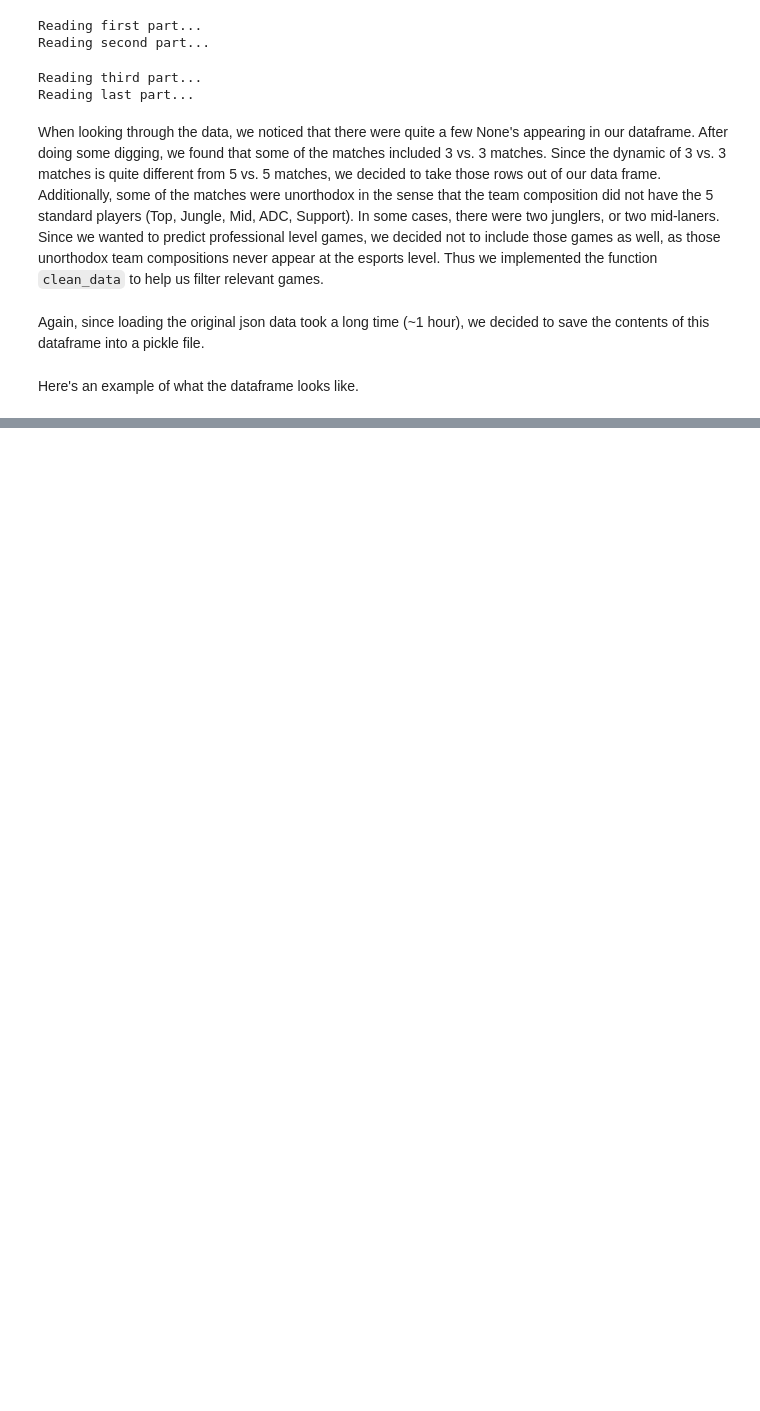
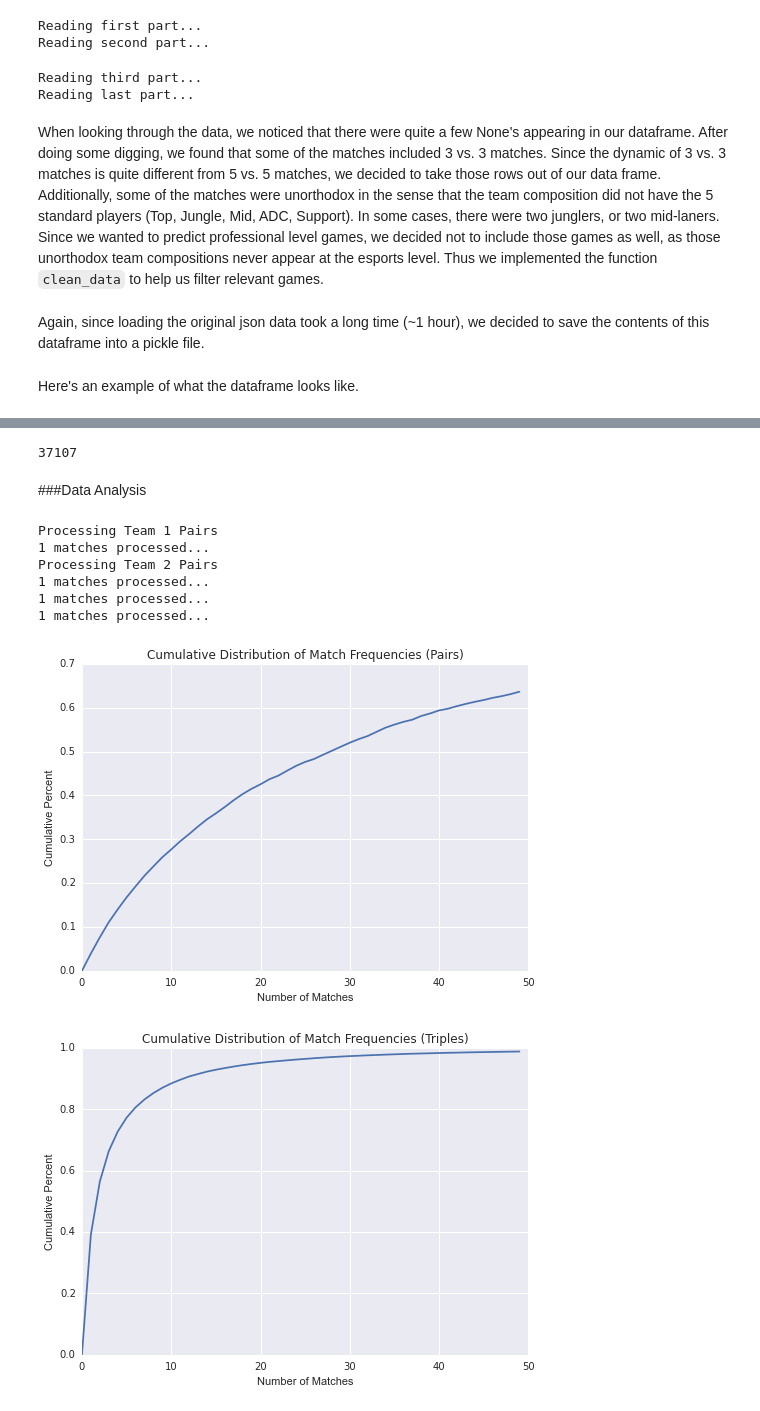
Before and after one commit to georgewu2/cs109-project, a Jupyter notebook: DataOfLegends.ipynb, the cells around one changed output, grey strips where cells are left out. Cells and saved outputs as stored; diff of their text form; code cells hidden in the pictures; blank space fills up the shorter version.

```diff
--- a/DataOfLegends.ipynb
+++ b/DataOfLegends.ipynb
@@ -495,10 +336,0 @@ test = matchSummary[index2:len(matchSummary)].reset_index(drop=True)
-# %%
-emp2 = [0]*40
-size2 = len(lookup_table2)
-
-for i in range(1, len(emp2)):
-    emp2[i] = emp2[i-1] + 1.0*len(lookup_table2[lookup_table2['Matches'] == i])/size2
-
-plt.plot(emp2)
-plt.title('Two Pairs')
-plt.show()
@@ -539,11 +336,0 @@ f.close()
-# %%
-emp3 = [0]*40
-size3 = len(lookup_table3)
-
-for i in range(1, len(emp3)):
-    emp3[i] = emp3[i-1] + 1.0*len(lookup_table3[lookup_table3['Matches'] == i])/size3
-
-
-plt.plot(emp3)
-plt.title('Three Pairs')
-plt.show()
@@ -783,0 +337,6 @@ newlist
+# %%
+len(match_data_df['top1'])
+# %% [output]
+37107
+# %% [markdown]
+###Data Analysis
@@ -783,0 +534,48 @@ newlist
+# %%
+matchSummary = pickle.load(open('matchSummary4000_end.pckl', 'rb'))
+index1 = int(0.8*len(matchSummary))
+index2 = int(0.97*len(matchSummary))
+table = matchSummary[0:index1]
+train = matchSummary[index1:index2].reset_index(drop=True)
+test = matchSummary[index2:len(matchSummary)].reset_index(drop=True)
+
+lookup_table2 = pickle.load(open('lookuptable2.pckl', 'rb'))
+position_pairs = create_pairs(table[0:1])['ID'].drop_duplicates().reset_index(drop=True)
+
+lookup_table3 = pickle.load(open('lookuptable3.pckl', 'rb'))
+position_triples = create_trips(table[0:1])['ID'].drop_duplicates().reset_index(drop=True)
+full_position_list = position_pairs.append(position_triples).reset_index(drop=True)
+# %% [output]
+Processing Team 1 Pairs
+1 matches processed...
+Processing Team 2 Pairs
+1 matches processed...
+1 matches processed...
+1 matches processed...
+# %%
+## DISTRIBUTION OF MATCH FREQUENCIES
+
+samp_size = 50
+cumulative_pct2 = [0]*samp_size
+cumulative_pct3 = [0]*samp_size
+size2 = len(lookup_table2)
+size3 = len(lookup_table3)
+for i in range(1, len(cumulative_pct2)):
+    cumulative_pct2[i] = cumulative_pct2[i-1] + 1.0*len(lookup_table2[lookup_table2['Matches'] == i])/size2
+    cumulative_pct3[i] = cumulative_pct3[i-1] + 1.0*len(lookup_table3[lookup_table3['Matches'] == i])/size3
+
+
+plt.plot(cumulative_pct2)
+plt.title('Cumulative Distribution of Match Frequencies (Pairs)')
+plt.xlabel('Number of Matches')
+plt.ylabel('Cumulative Percent')
+plt.show()
+
+plt.plot(cumulative_pct3)
+plt.title('Cumulative Distribution of Match Frequencies (Triples)')
+plt.xlabel('Number of Matches')
+plt.ylabel('Cumulative Percent')
+plt.show()
+# %% [output]
+[figure, added]
+[figure, added]
```
Also changed, not shown: parts of 75 cells of this notebook, 1 other file.
